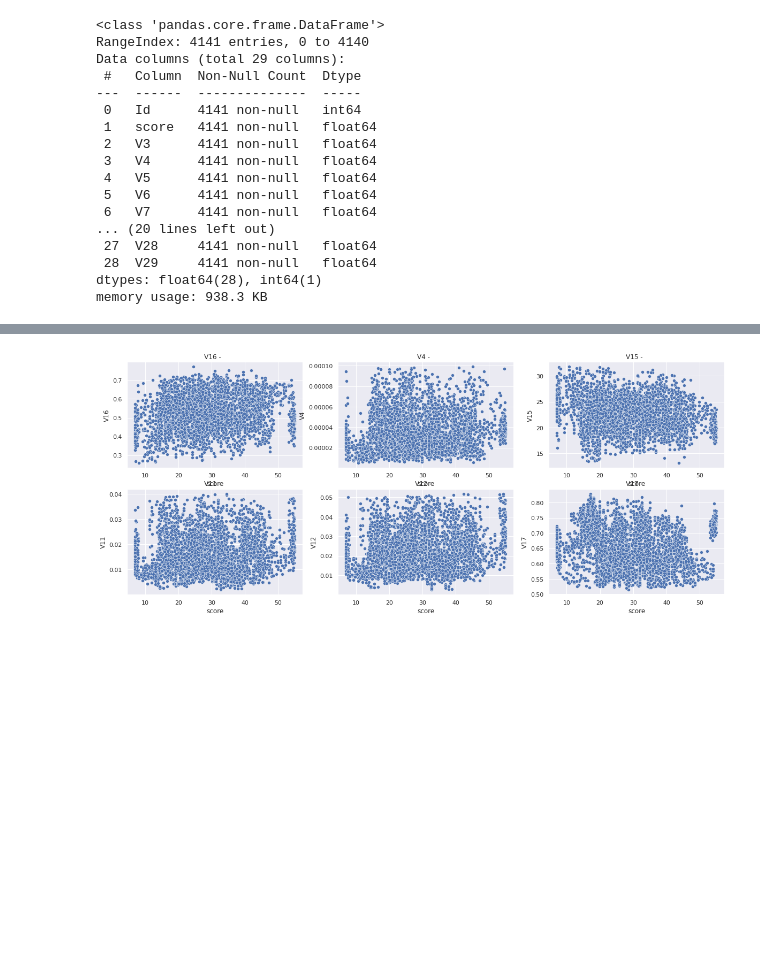
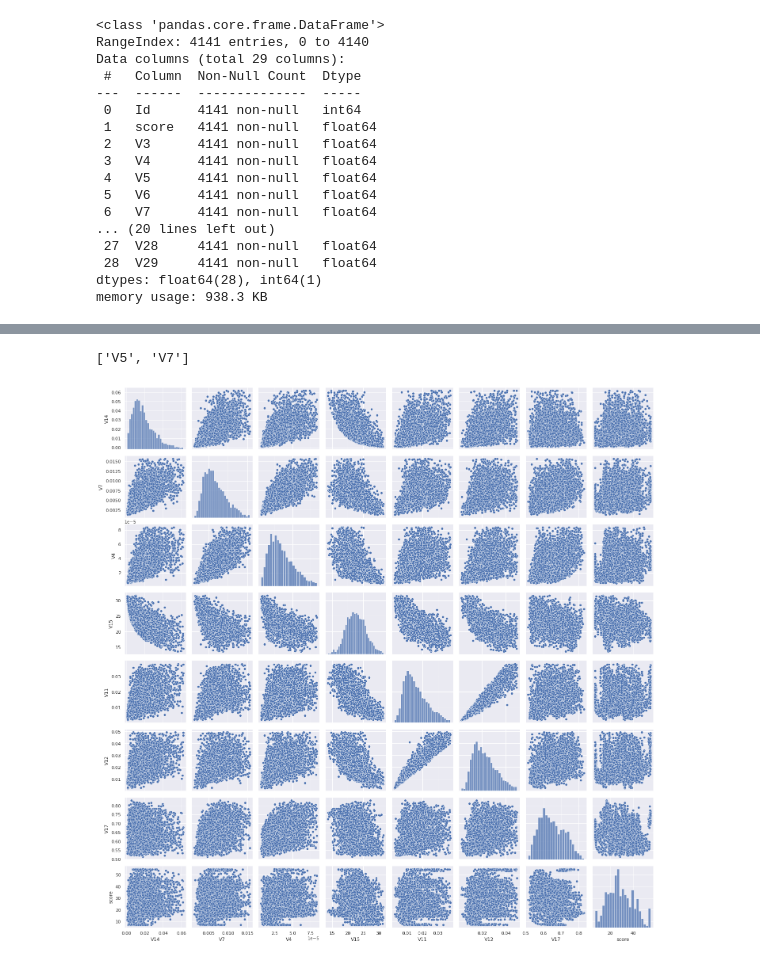
Before and after one commit to HedersonSantos/RegDatChallg, a Jupyter notebook: analise.ipynb, the cells around one changed output, grey strips where cells are left out. Cells and saved outputs as stored; diff of their text form; code cells hidden in the pictures; blank space fills up the shorter version.

```diff
--- a/analise.ipynb
+++ b/analise.ipynb
@@ -167,4 +173,0 @@ dados[n_preditoras].diff().hist(color="k", alpha=0.5, bins=50);
-# %%
-imprimeScatter(dados, n_preditoras)
-# %% [output]
-[figure, removed]
@@ -170,0 +178,13 @@ imprimeScatter(dados, n_preditoras)
+# %%
+retirar=[]
+c='V3'
+res = dados_corr[dados_corr[c]>=0.9]
+[i for i in res.index.to_list() if i!=c]
+retirar.append(c)
+# %% [output]
+['V5', 'V7']
+# %%
+sns.pairplot(dados[(','.join(n_preditoras) + ',score').split(',')])
+plt.show()
+# %% [output]
+[figure, added]
```
Also changed, not shown: parts of 18 cells of this notebook.
